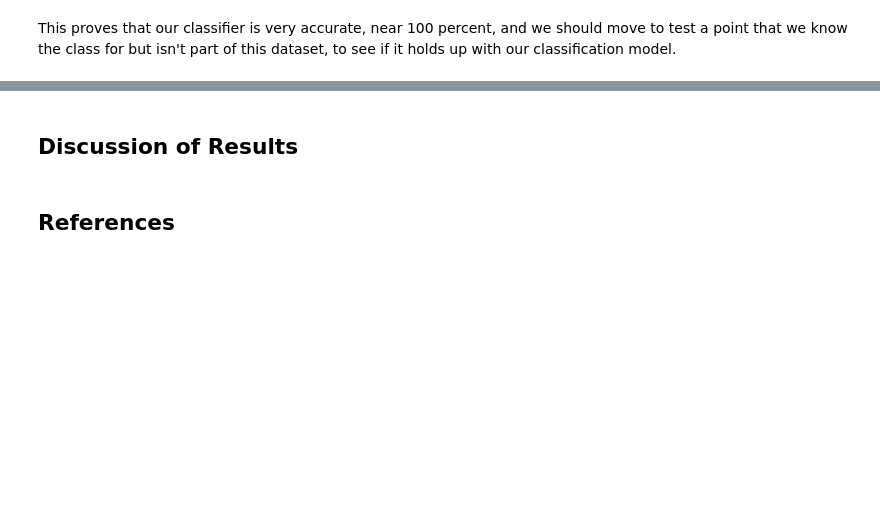
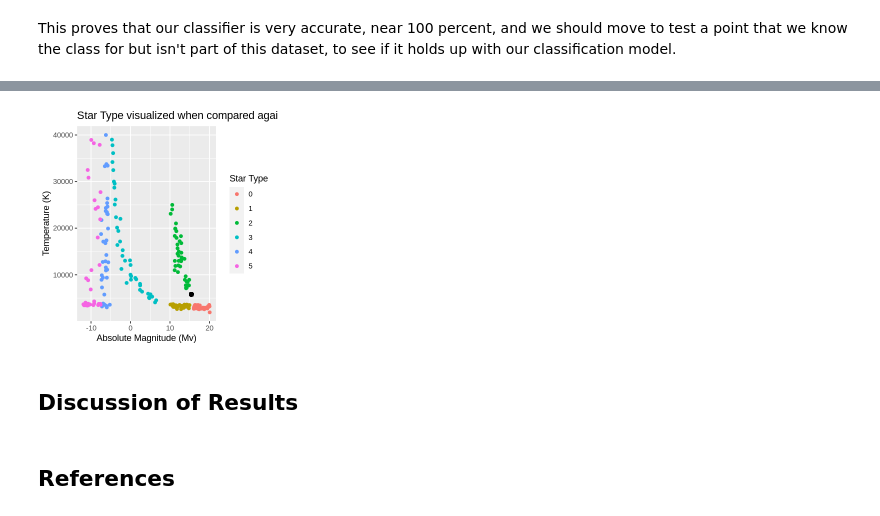
Before and after one commit to zackpeachell/DSCI_100_008_05_project, a Jupyter notebook: GROUP_PROJECT.ipynb, the cells around one changed output, grey strips where cells are left out. Cells and saved outputs as stored; diff of their text form; code cells hidden in the pictures; blank space fills up the shorter version.

```diff
--- a/GROUP_PROJECT.ipynb
+++ b/GROUP_PROJECT.ipynb
@@ -258,3 +300,18 @@ This proves that our classifier is very accurate, near 100 percent, and we shoul
+# %%
+star_recipe_plot_obs <- name_star|>
+                    ggplot(aes(x = Absolute_magnitude_Mv, y = Temperature_K))+
+                    geom_point(aes(colour = Star_type))+
+                    xlab("Absolute Magnitude (Mv)")+
+                    ylab("Temperature (K)")+
+                    labs(colour = "Star Type")+
+                    ggtitle("Star Type visualized when compared against Temperature and Absolute magnitude")+
+                    scale_fill_brewer(palette = "Set2")
+
+star_recipe_plot_obs <- star_recipe_plot_obs+
+                            geom_point(aes(x = 15.429, y = 5800), colour = "black", size = 2)
+star_recipe_plot_obs
+# %% [output]
+[figure, added]
 # %% [markdown]
 ## Discussion of Results
 # %% [markdown]
```
Also changed, not shown: parts of 5 cells of this notebook.
